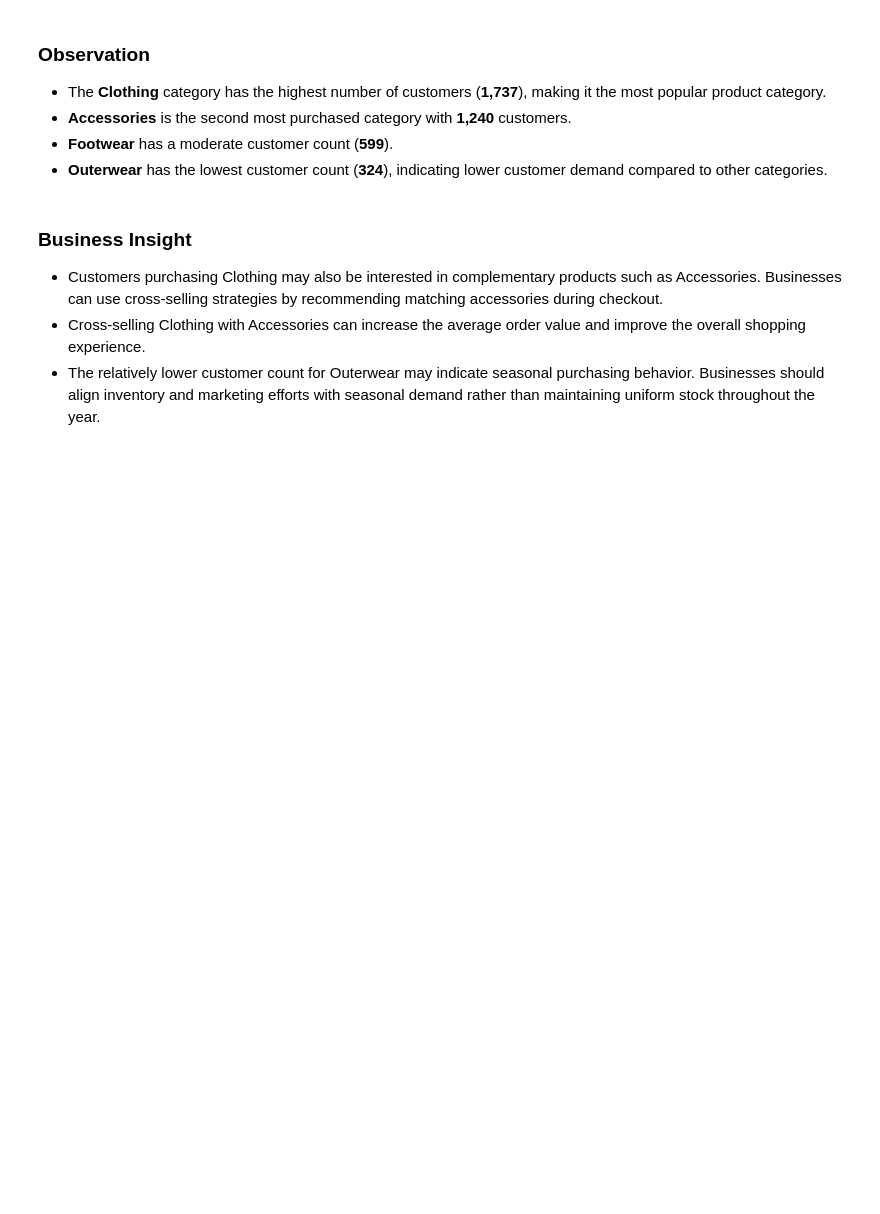
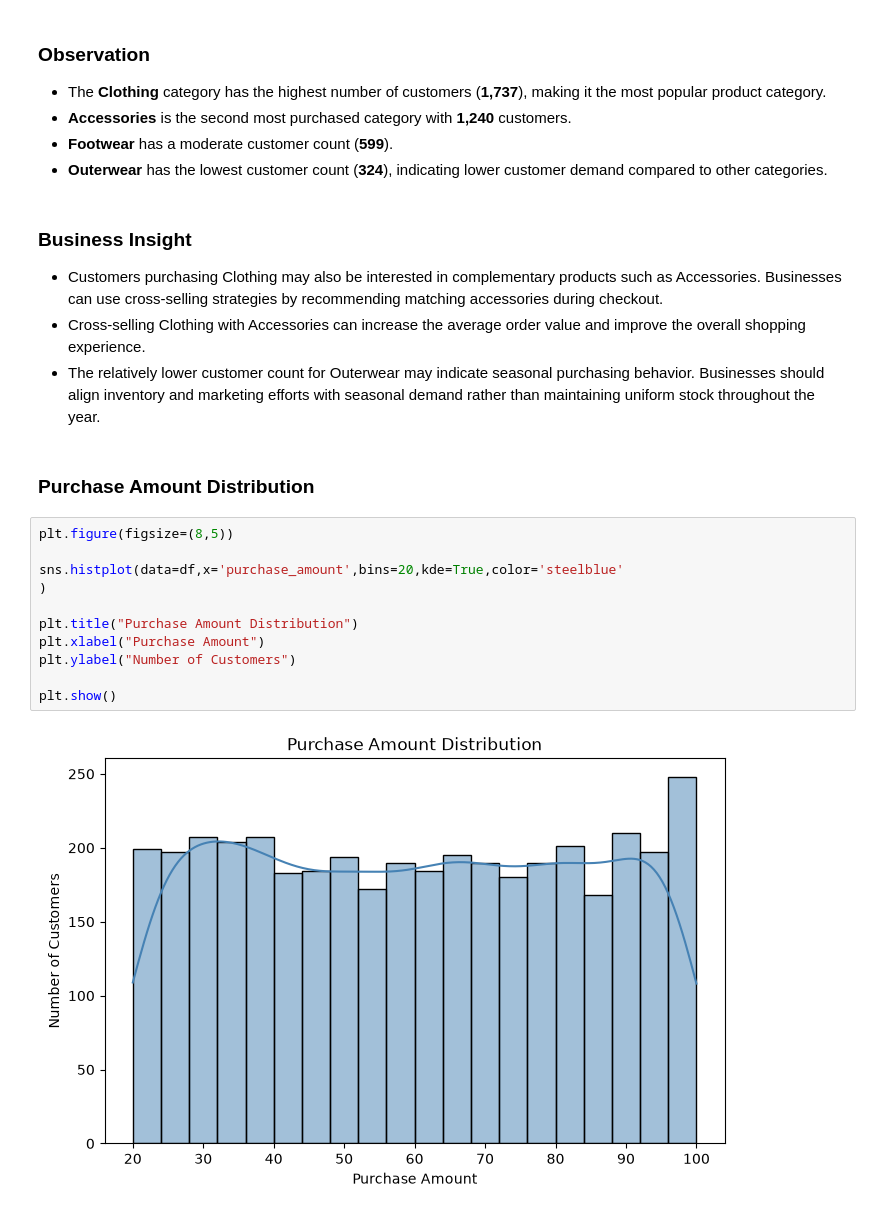
Before and after one commit to poojachavan8225/customer-purchasing-behavior-analysis, a Jupyter notebook: notebooks/customer_purchasing_behavior_analysis.ipynb, the cells around one changed output. Drawn from its saved outputs; the diff is of its cells as text; blank space fills up the shorter version.

```diff
--- a/notebooks/customer_purchasing_behavior_analysis.ipynb
+++ b/notebooks/customer_purchasing_behavior_analysis.ipynb
@@ -396,3 +398,18 @@ plt.show()
 - Customers purchasing Clothing may also be interested in complementary products such as Accessories. Businesses can use cross-selling strategies by recommending matching accessories during checkout.
 - Cross-selling Clothing with Accessories can increase the average order value and improve the overall shopping experience.
 - The relatively lower customer count for Outerwear may indicate seasonal purchasing behavior. Businesses should align inventory and marketing efforts with seasonal demand rather than maintaining uniform stock throughout the year.
+# %% [markdown]
+### Purchase Amount Distribution
+# %%
+plt.figure(figsize=(8,5))
+
+sns.histplot(data=df,x='purchase_amount',bins=20,kde=True,color='steelblue'
+)
+
+plt.title("Purchase Amount Distribution")
+plt.xlabel("Purchase Amount")
+plt.ylabel("Number of Customers")
+
+plt.show()
+# %% [output]
+[figure, added]
```
Also changed, not shown: parts of 29 cells of this notebook, 1 other file.
